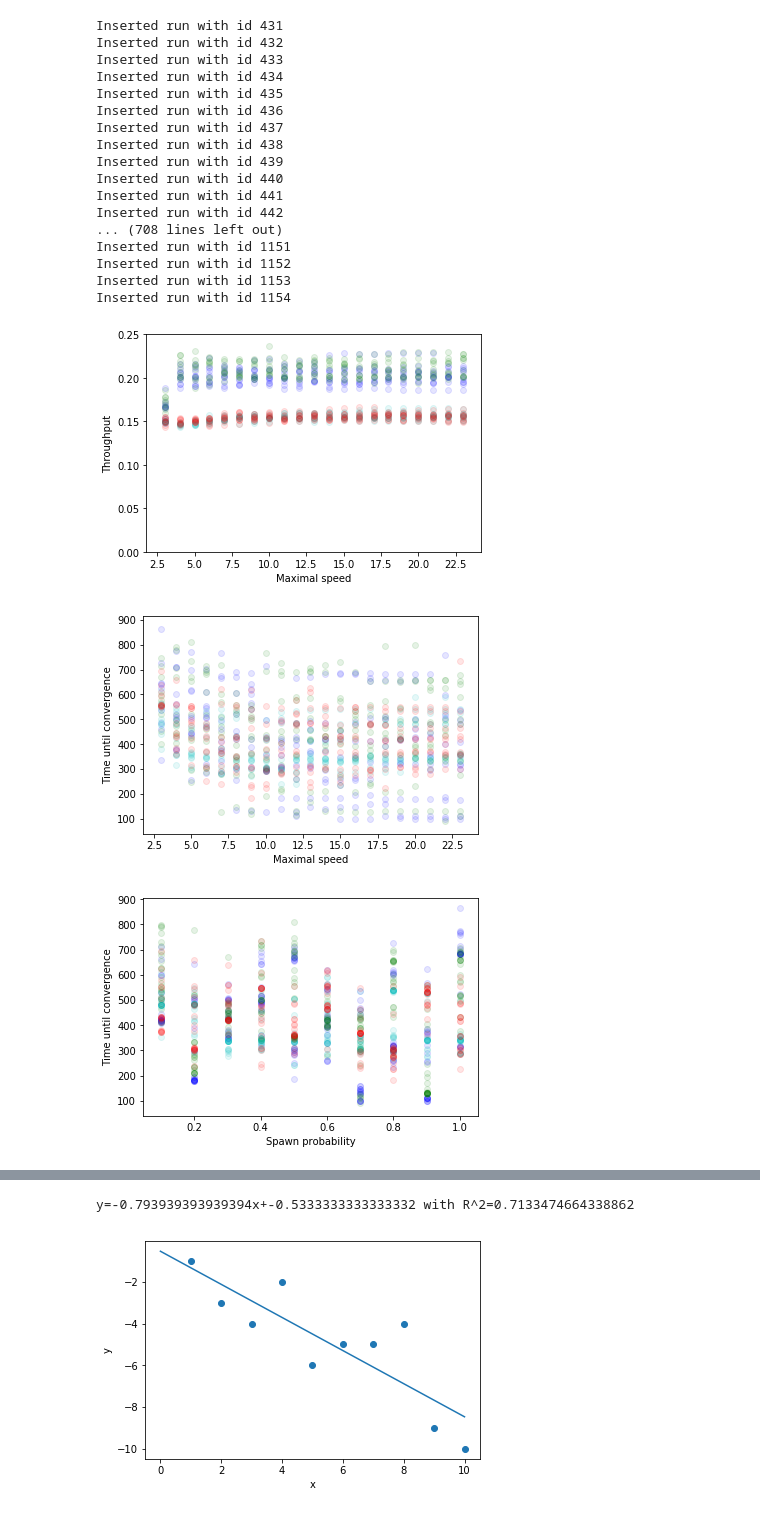
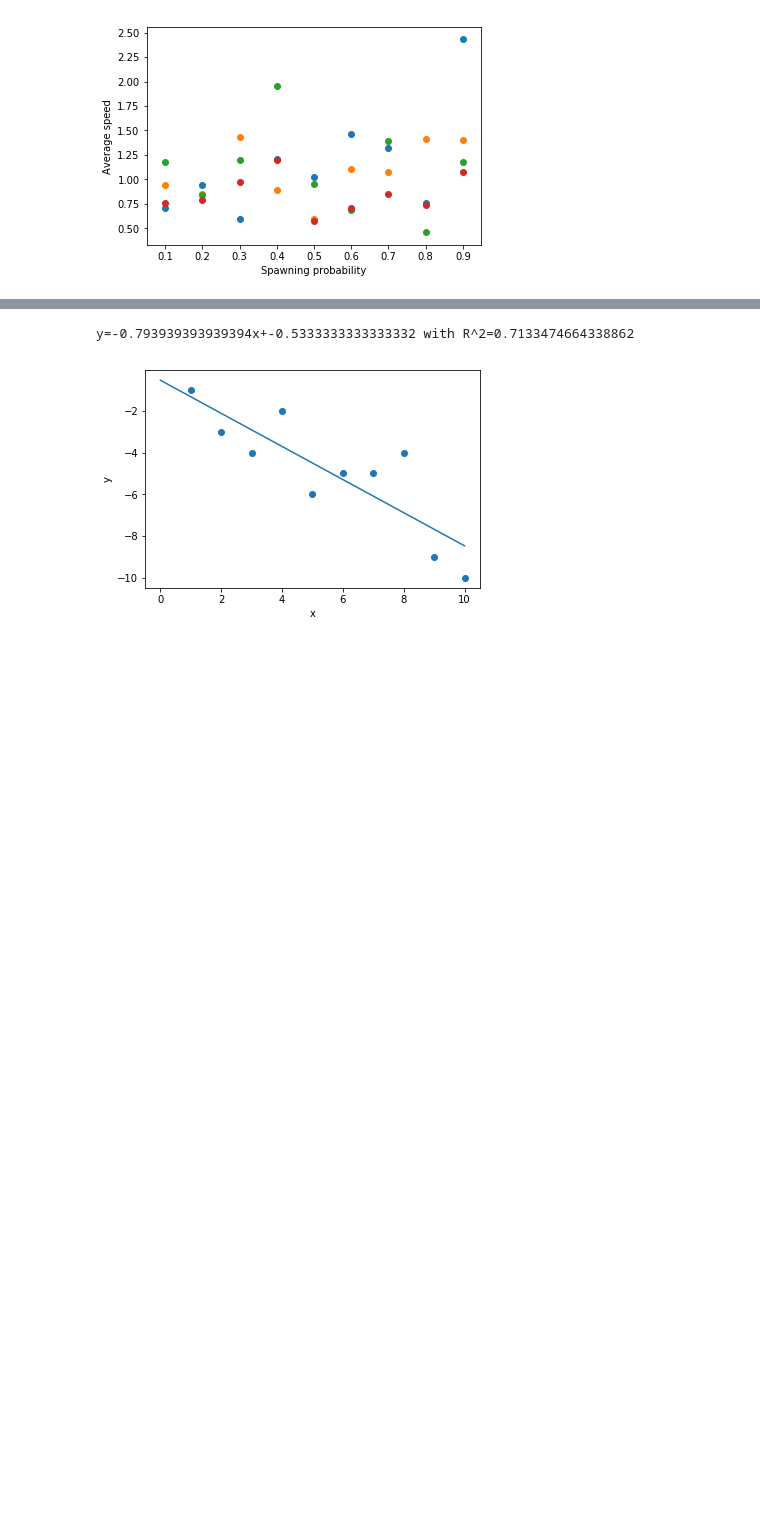
Before and after one commit to r-hoffmann/agent-based-modelling, a Jupyter notebook: graphs.ipynb, the cells around one changed output, grey strips where cells are left out. Drawn from its saved outputs; the diff is of its cells as text; code cells hidden in the pictures; blank space fills up the shorter version.

Commit message:
add avg speed vs spawn prob

```diff
--- a/graphs.ipynb
+++ b/graphs.ipynb
@@ -135,6 +135,25 @@ def throughput_vs_p_spawn(**kwargs):
     plt.ylabel('Throughput')
     plt.show()
 
+def average_speed_vs_p_spawn(**kwargs):
+    max_speed_horizontal = kwargs['max_speed_horizontal']
+    max_speed_vertical = kwargs['max_speed_vertical']
+    datawriter = DataWriter()
+    for intersection_type in [0, 1, 2, 3]:
+        throughput = []
+        p_spawn = []
+        for p in range(1, 10):
+            p = p / 10.0
+            parameters = get_parameters(p, max_speed_horizontal, max_speed_vertical, intersection_type)
+            data = datawriter.get_runs_by_parameters(parameters)
+            p_spawn.append(p)
+            throughput.append(data['results']['average_speed'][-1])
+        plt.scatter(p_spawn, throughput, label=INTERSECTION_HUMAN[intersection_type])
+#     plt.legend()
+    plt.xlabel('Spawning probability')
+    plt.ylabel('Average speed')
+    plt.show()
+
 def mean_crossover_vs_p_spawn(**kwargs):
     max_speed_horizontal = kwargs['max_speed_horizontal']
     max_speed_vertical = kwargs['max_speed_vertical']
@@ -194,34 +213,16 @@ def convergence_vs_p_spawn(**kwargs):
 # %%
 from ipywidgets import interact, interactive, fixed, interact_manual
 import ipywidgets as widgets
 
 def plots_1(**kwargs):
-    throughput_vs_maximal_speed(**kwargs)
-    convergence_vs_maximal_speed(**kwargs)
-    convergence_vs_p_spawn(**kwargs)
-    mean_crossover_vs_maximal_speed(**kwargs)
-    throughput_vs_p_spawn(**kwargs)
-    mean_crossover_vs_p_spawn(**kwargs)
+#     throughput_vs_maximal_speed(**kwargs)
+#     convergence_vs_maximal_speed(**kwargs)
+#     convergence_vs_p_spawn(**kwargs)
+#     mean_crossover_vs_maximal_speed(**kwargs)
+#     throughput_vs_p_spawn(**kwargs)
+#     mean_crossover_vs_p_spawn(**kwargs)
+    average_speed_vs_p_spawn(**kwargs)
 
 plots_1(p_spawn=0.1, max_speed_horizontal=12, max_speed_vertical=12)
 # %% [output]
-Inserted run with id 431
-Inserted run with id 432
-Inserted run with id 433
-Inserted run with id 434
-Inserted run with id 435
-Inserted run with id 436
-Inserted run with id 437
-Inserted run with id 438
-Inserted run with id 439
-Inserted run with id 440
-Inserted run with id 441
-Inserted run with id 442
-... (708 lines left out)
-Inserted run with id 1151
-Inserted run with id 1152
-Inserted run with id 1153
-Inserted run with id 1154
-[figure, old version]
+[figure, new version]
-[figure, removed]
-[figure, removed]
```
Also changed, not shown: parts of 1 cell of this notebook.
